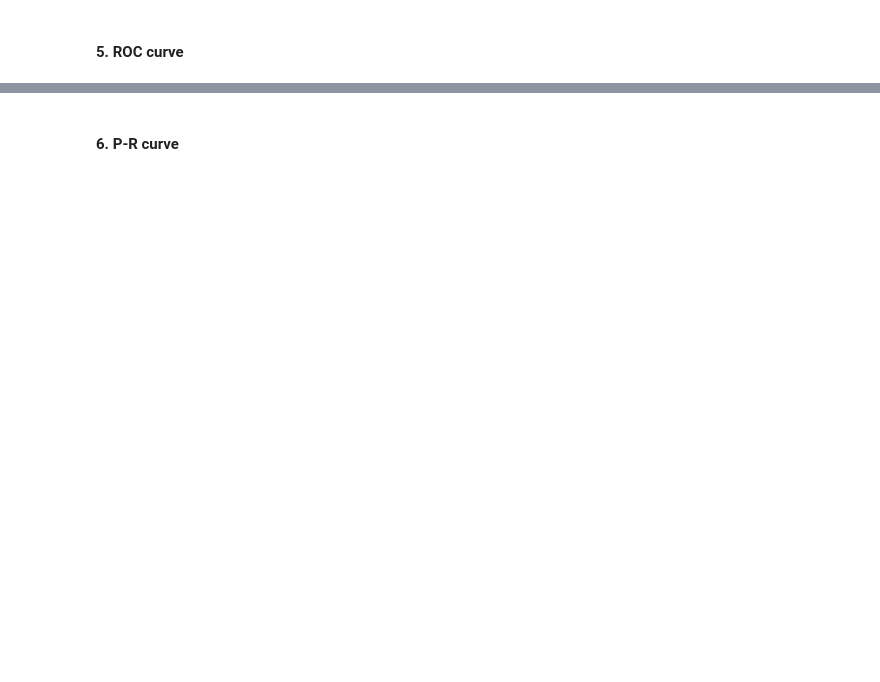
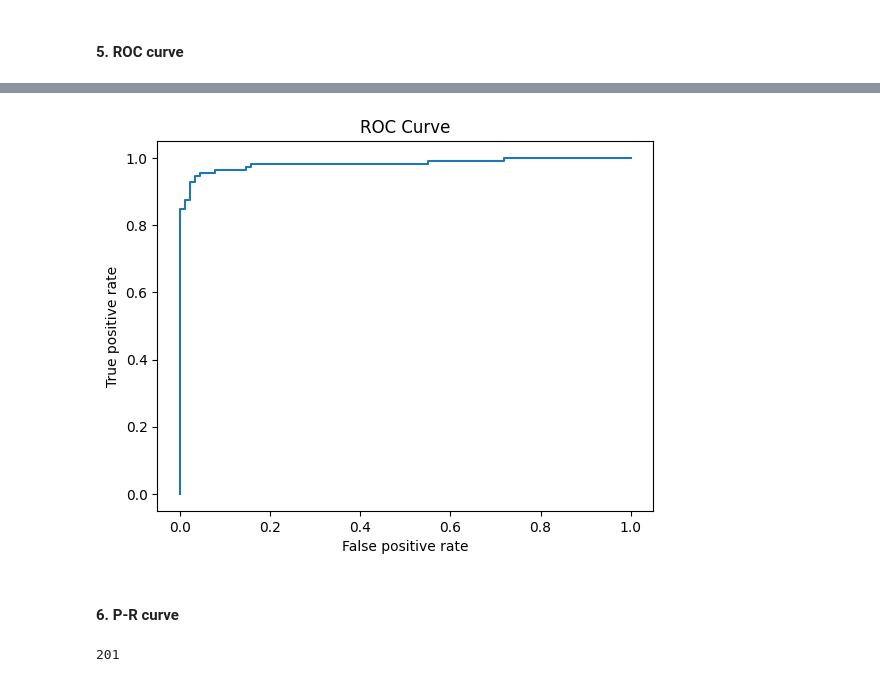
Before and after one commit to MNievas12/2411_dsft_thebridge, a Jupyter notebook: 3-Machine_Learning/1-Supervisado/2-Classification/4-Logistic_Regression/ejercicios/Logistic-regression predict-ad-click.ipynb, the cells around one changed output, grey strips where cells are left out. Saved outputs shown, nothing was run; the diff lists cells and outputs as text; code cells hidden in the pictures; blank space fills up the shorter version.

```diff
--- a/3-Machine_Learning/1-Supervisado/2-Classification/4-Logistic_Regression/ejercicios/Logistic-regression predict-ad-click.ipynb
+++ b/3-Machine_Learning/1-Supervisado/2-Classification/4-Logistic_Regression/ejercicios/Logistic-regression predict-ad-click.ipynb
@@ -33,2 +344,8 @@ This data set contains the following features:
 # %% [markdown]
 # 3. Implement a Logistic Regression in Scikit-Learn and predict. Use cross validation.
+# %%
+log_r = LogisticRegression()
+# %%
+log_r.fit(X_train_scal, y_train)
+y_pred = log_r.predict(X_test_scal)
+print("accuracy_score", accuracy_score(y_test, y_pred))
@@ -68,0 +456,3 @@ TP / (TP + FN)
+# %%
+y_pred_prob = log_r.predict_proba(X_test_scal)
+np.round(y_pred_prob, 2)
@@ -68,0 +483,3 @@ TP / (TP + FN)
+# %%
+fpr, tpr, threshold = roc_curve(y_test, y_pred_prob[:,1])
+pd.DataFrame({'tpr':tpr, 'fpr':fpr, 'threshold': threshold})
@@ -69,3 +504,10 @@ TP / (TP + FN)
+# %%
+plt.plot(fpr,tpr)
+plt.xlabel("False positive rate")
+plt.ylabel("True positive rate")
+plt.title("ROC Curve");
+# %% [output]
+[figure, added]
 # %% [markdown]
 
 
@@ -72,0 +517,4 @@ TP / (TP + FN)
+# %%
+len(rec)
+# %% [output]
+201
```
Also changed, not shown: parts of 53 cells of this notebook.
